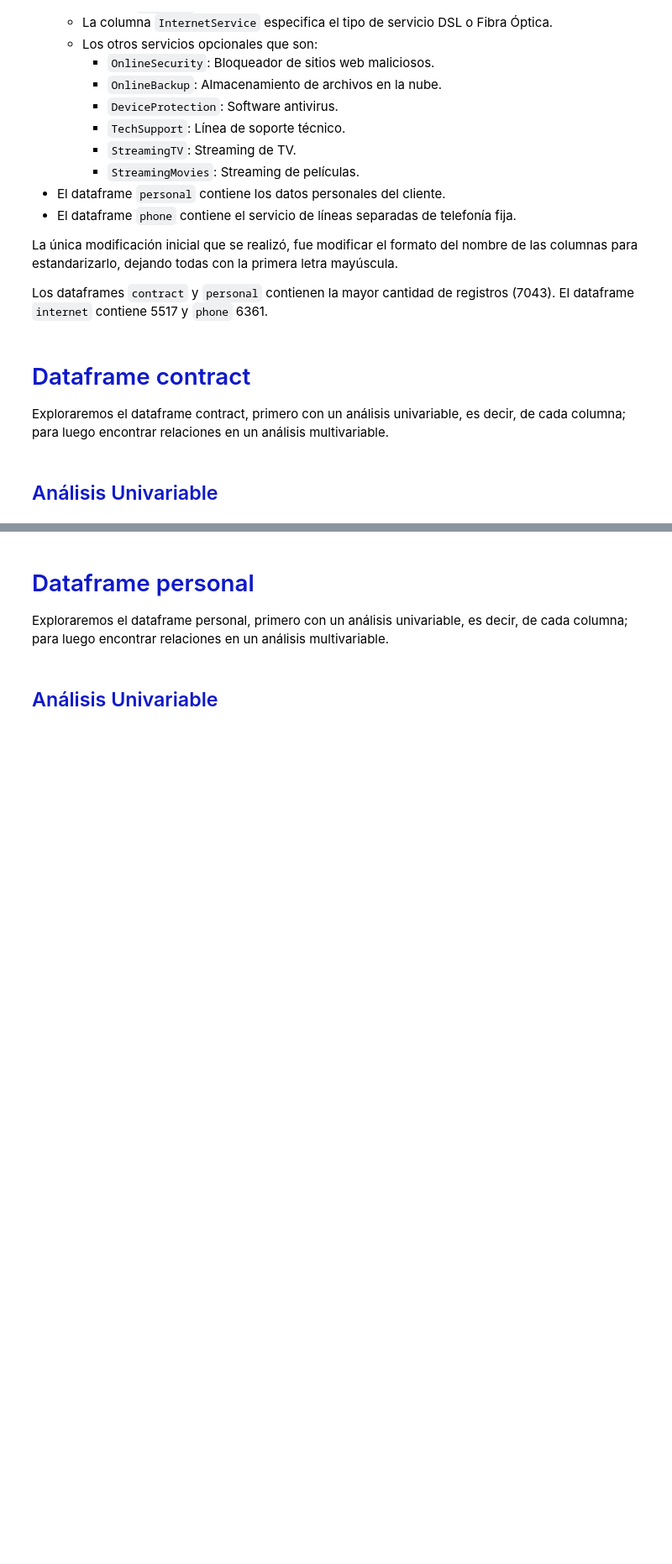
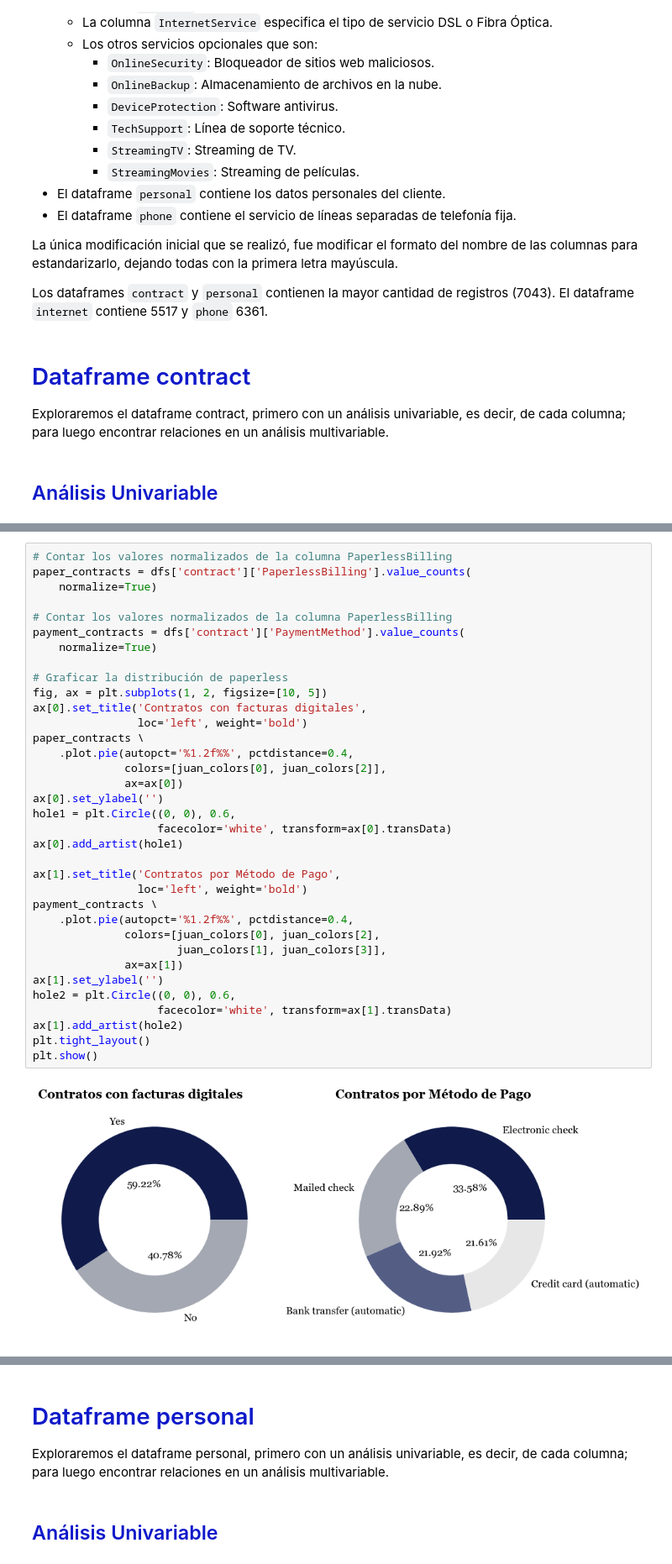
Before and after one commit to juanramosdataexpert/Interconnect_Telecom_Churn, a Jupyter notebook: Notebooks/EDA.ipynb, the cells around one changed output, grey strips where cells are left out. Shown at 84% size. Drawn from its saved outputs; the diff is of its cells as text; blank space fills up the shorter version.

```diff
--- a/Notebooks/EDA.ipynb
+++ b/Notebooks/EDA.ipynb
@@ -156,0 +226,37 @@ Exploraremos el dataframe contract, primero con un análisis univariable, es dec
+# %%
+# Contar los valores normalizados de la columna PaperlessBilling
+paper_contracts = dfs['contract']['PaperlessBilling'].value_counts(
+    normalize=True)
+
+# Contar los valores normalizados de la columna PaperlessBilling
+payment_contracts = dfs['contract']['PaymentMethod'].value_counts(
+    normalize=True)
+
+# Graficar la distribución de paperless
+fig, ax = plt.subplots(1, 2, figsize=[10, 5])
+ax[0].set_title('Contratos con facturas digitales',
+                loc='left', weight='bold')
+paper_contracts \
+    .plot.pie(autopct='%1.2f%%', pctdistance=0.4,
+              colors=[juan_colors[0], juan_colors[2]],
+              ax=ax[0])
+ax[0].set_ylabel('')
+hole1 = plt.Circle((0, 0), 0.6,
+                   facecolor='white', transform=ax[0].transData)
+ax[0].add_artist(hole1)
+
+ax[1].set_title('Contratos por Método de Pago',
+                loc='left', weight='bold')
+payment_contracts \
+    .plot.pie(autopct='%1.2f%%', pctdistance=0.4,
+              colors=[juan_colors[0], juan_colors[2],
+                      juan_colors[1], juan_colors[3]],
+              ax=ax[1])
+ax[1].set_ylabel('')
+hole2 = plt.Circle((0, 0), 0.6,
+                   facecolor='white', transform=ax[1].transData)
+ax[1].add_artist(hole2)
+plt.tight_layout()
+plt.show()
+# %% [output]
+[figure, added]
```
Also changed, not shown: parts of 25 cells of this notebook.
